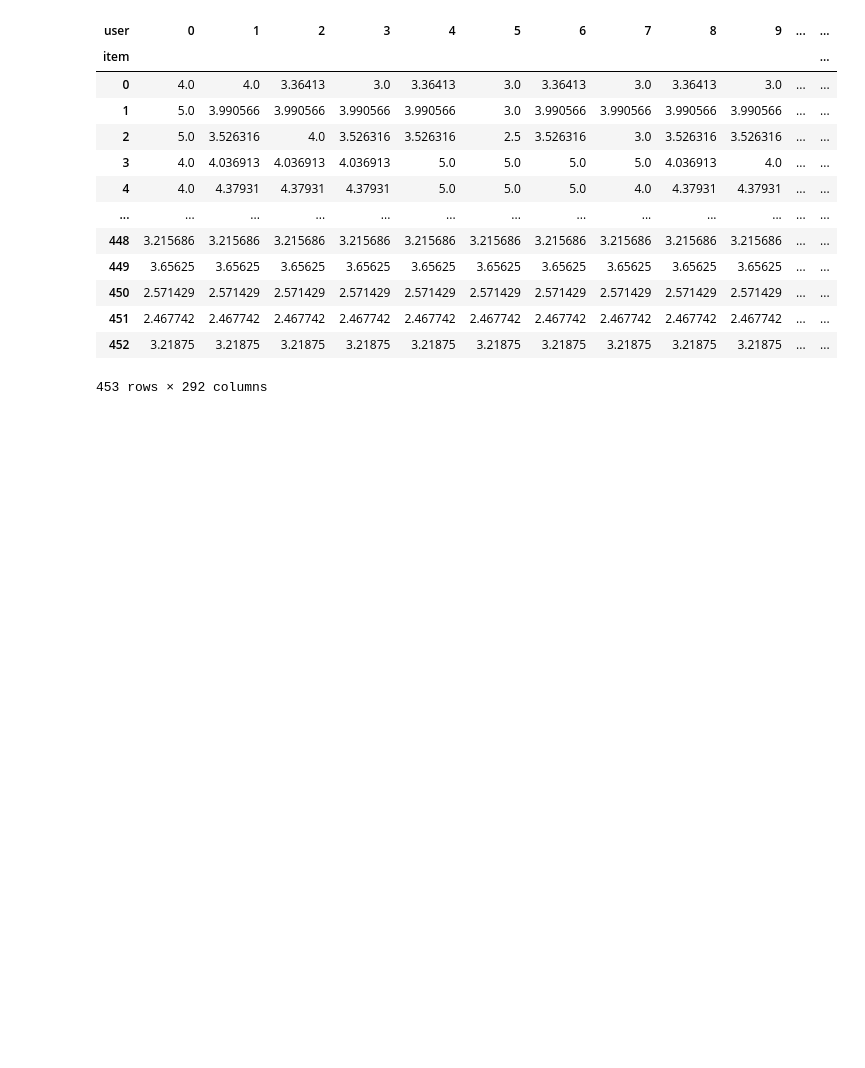
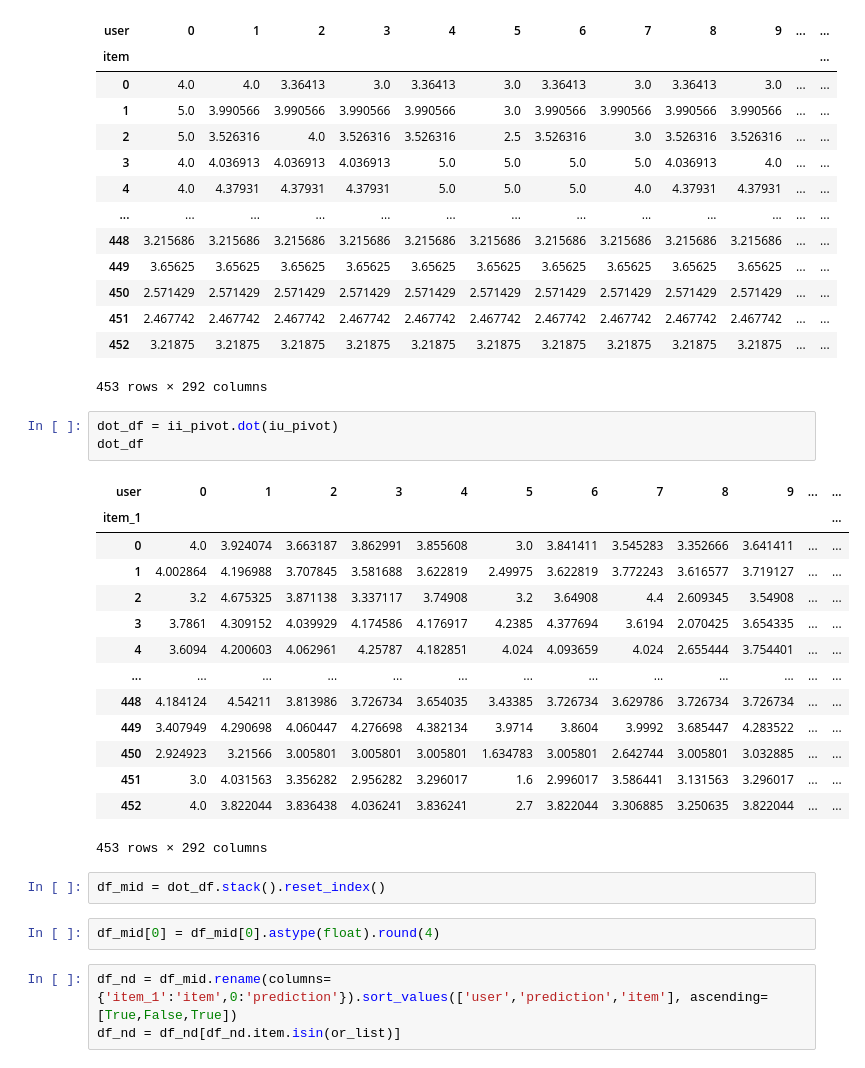
Before and after one commit to asdfrt159/DataScientist, a Jupyter notebook: DB/hw/test.ipynb, the cells around one changed output. Cells and saved outputs as stored; diff of their text form; blank space fills up the shorter version.

```diff
--- a/DB/hw/test.ipynb
+++ b/DB/hw/test.ipynb
@@ -271,3 +306,28 @@ iu_pivot
 | 451 | 2.467742 | 2.467742 | 2.467742 | 2.467742 | 2.467742 | 2.467742 | 2.467742 | 2.467742 | 2.467742 | 2.467742 | ... | ... |
 | 452 | 3.21875 | 3.21875 | 3.21875 | 3.21875 | 3.21875 | 3.21875 | 3.21875 | 3.21875 | 3.21875 | 3.21875 | ... | ... |
 453 rows × 292 columns
+# %%
+dot_df = ii_pivot.dot(iu_pivot)
+dot_df
+# %% [output]
+| user | 0 | 1 | 2 | 3 | 4 | 5 | 6 | 7 | 8 | 9 | ... | ... |
+| item_1 |  |  |  |  |  |  |  |  |  |  |  | ... |
+| 0 | 4.0 | 3.924074 | 3.663187 | 3.862991 | 3.855608 | 3.0 | 3.841411 | 3.545283 | 3.352666 | 3.641411 | ... | ... |
+| 1 | 4.002864 | 4.196988 | 3.707845 | 3.581688 | 3.622819 | 2.49975 | 3.622819 | 3.772243 | 3.616577 | 3.719127 | ... | ... |
+| 2 | 3.2 | 4.675325 | 3.871138 | 3.337117 | 3.74908 | 3.2 | 3.64908 | 4.4 | 2.609345 | 3.54908 | ... | ... |
+| 3 | 3.7861 | 4.309152 | 4.039929 | 4.174586 | 4.176917 | 4.2385 | 4.377694 | 3.6194 | 2.070425 | 3.654335 | ... | ... |
+| 4 | 3.6094 | 4.200603 | 4.062961 | 4.25787 | 4.182851 | 4.024 | 4.093659 | 4.024 | 2.655444 | 3.754401 | ... | ... |
+| ... | ... | ... | ... | ... | ... | ... | ... | ... | ... | ... | ... | ... |
+| 448 | 4.184124 | 4.54211 | 3.813986 | 3.726734 | 3.654035 | 3.43385 | 3.726734 | 3.629786 | 3.726734 | 3.726734 | ... | ... |
+| 449 | 3.407949 | 4.290698 | 4.060447 | 4.276698 | 4.382134 | 3.9714 | 3.8604 | 3.9992 | 3.685447 | 4.283522 | ... | ... |
+| 450 | 2.924923 | 3.21566 | 3.005801 | 3.005801 | 3.005801 | 1.634783 | 3.005801 | 2.642744 | 3.005801 | 3.032885 | ... | ... |
+| 451 | 3.0 | 4.031563 | 3.356282 | 2.956282 | 3.296017 | 1.6 | 2.996017 | 3.586441 | 3.131563 | 3.296017 | ... | ... |
+| 452 | 4.0 | 3.822044 | 3.836438 | 4.036241 | 3.836241 | 2.7 | 3.822044 | 3.306885 | 3.250635 | 3.822044 | ... | ... |
+453 rows × 292 columns
+# %%
+df_mid = dot_df.stack().reset_index()
+# %%
+df_mid[0] = df_mid[0].astype(float).round(4)
+# %%
+df_nd = df_mid.rename(columns={'item_1':'item',0:'prediction'}).sort_values(['user','prediction','item'], ascending=[True,False,True])
+df_nd = df_nd[df_nd.item.isin(or_list)]
```
Also changed, not shown: parts of 26 cells of this notebook, 7 other files.
